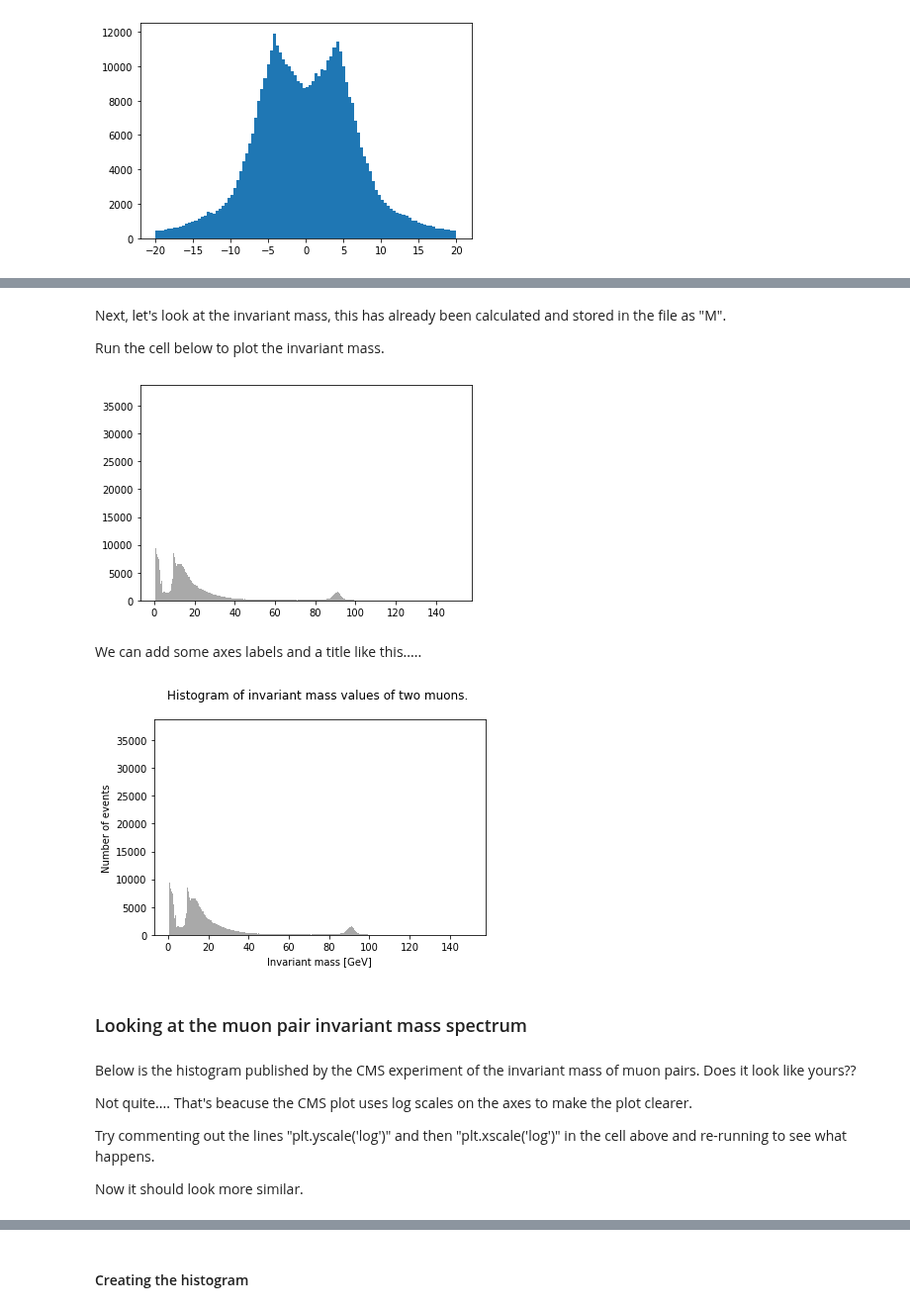
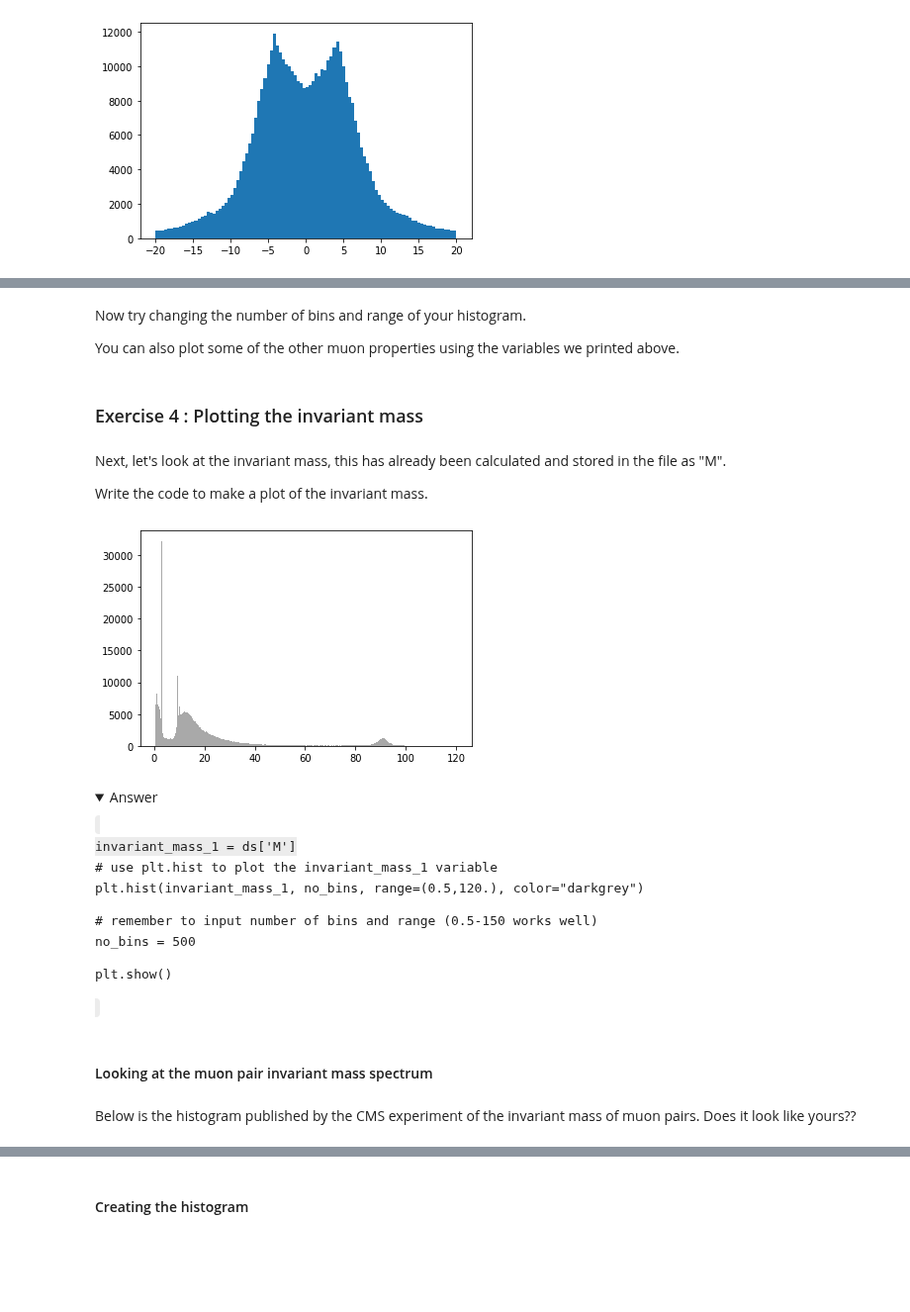
Before and after one commit to olaiya/zboson-exercise, a Jupyter notebook: Exercise.ipynb, the cells around one changed output, grey strips where cells are left out. Shown at 99% size. Drawn from its saved outputs; the diff is of its cells as text; code cells hidden in the pictures; folded sections open; blank space fills up the shorter version.

```diff
--- a/Exercise.ipynb
+++ b/Exercise.ipynb
@@ -395,44 +355,49 @@ You can change the cell above to plot some of the other muon properties
+# %% [markdown]
+Now try changing the number of bins and range of your histogram.
+
+You can also plot some of the other muon properties using the variables we printed above.
+# %% [markdown]
+### Exercise 4  : Plotting the invariant mass
 # %% [markdown]
 
 
 Next, let's look at the invariant mass, this has already been calculated and stored in the file as "M".
 
-Run the cell below to plot the invariant mass.
+Write the code to make a plot of the invariant mass.
 # %%
 
 
 invariant_mass_1 = ds['M']
 
+# remember to input number of bins and range (0.5-150 works well)
 no_bins = 500
 
-plt.hist(invariant_mass_1, no_bins, range=(0.5,150.), color="darkgrey")
-
-#plt.yscale('log')
-#plt.xscale('log')
+# use plt.hist to plot the invariant_mass_1 variable
+plt.hist(invariant_mass_1, no_bins, range=(0.5,120.), color="darkgrey")
 
 plt.show()
 # %% [output]
-[figure, old version]
+[figure, new version]
-# %% [markdown]
-We can add some axes labels and a title like this.....
-# %%
-plt.hist(invariant_mass_1, no_bins, range=(0.5,150.), color="darkgrey")
-plt.xlabel('Invariant mass [GeV]')
-plt.ylabel('Number of events')
-plt.title('Histogram of invariant mass values of two muons. \n')
-plt.show()
-# %% [output]
-[figure, removed]
+# %% [markdown]
+<details>
+    <summary>Answer</summary>
+     <code>
+invariant_mass_1 = ds['M']
+
+\# use plt.hist to plot the invariant_mass_1 variable
+plt.hist(invariant_mass_1, no_bins, range=(0.5,120.), color="darkgrey")
+
+\# remember to input number of bins and range (0.5-150 works well)
+no_bins = 500
+
+
+plt.show()
+     </code>
+</details>
 # %% [markdown]
-### Looking at the muon pair invariant mass spectrum
+#### Looking at the muon pair invariant mass spectrum
 # %% [markdown]
 Below is the histogram published by the CMS experiment of the invariant mass of muon pairs. Does it look like yours??
-
-Not quite.... That's beacuse the CMS plot uses log scales on the axes to make the plot clearer.
-
-Try commenting out the lines "plt.yscale('log')" and then "plt.xscale('log')" in the cell above and re-running to see what happens.
-
-Now it should look more similar.
 # %% [markdown]
 <figure>
     <center> <img src="images/CMShistogram.png" alt="image missing" style="height: 350px" />
```
Also changed, not shown: parts of 87 cells of this notebook, 2 other files.
